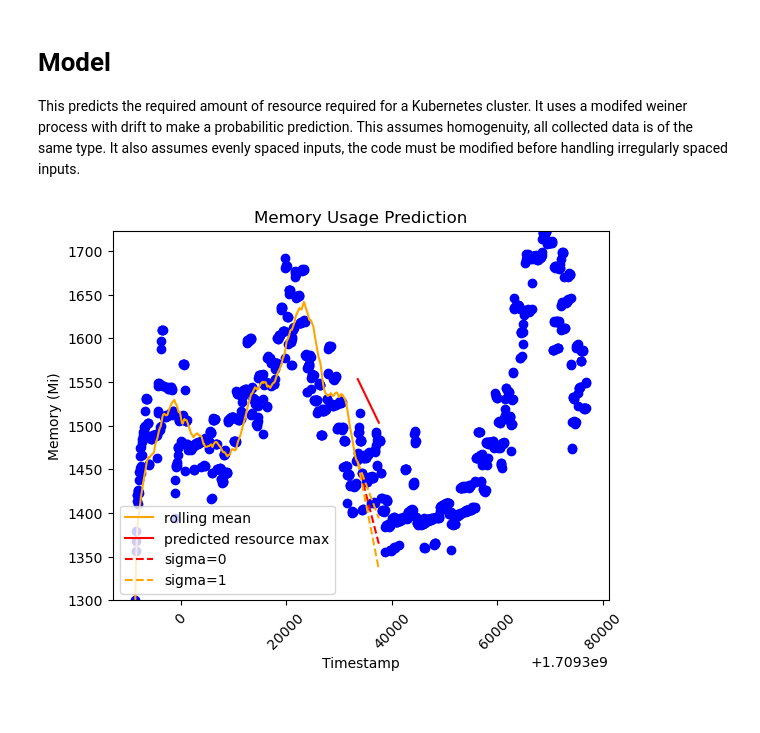
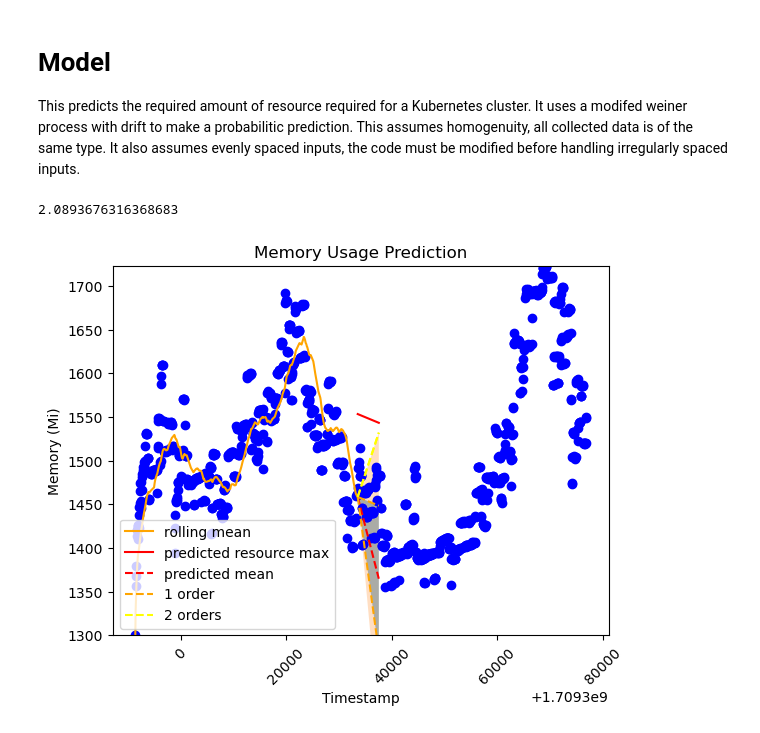
Before and after one commit to BU-Spark/ds-redhat-predictive-kubernetes, a Jupyter notebook: sp24-team-a/Predictive_Model.ipynb, the cells around one changed output. Drawn from its saved outputs; the diff is of its cells as text; code cells hidden in the pictures.

```diff
--- a/sp24-team-a/Predictive_Model.ipynb
+++ b/sp24-team-a/Predictive_Model.ipynb
@@ -95,7 +95,7 @@ class Resource_Predictor():
         self.noise = np.sqrt(np.sum(residual ** 2) / (n-1))
 
         rolling_diff = np.diff(rolling_mean)
-        self.sigma = np.sum(rolling_diff ** 2) / (n-1)
+        self.sigma = np.sqrt(np.sum(rolling_diff ** 2) / (n-1))
 
         self.drift = (rolling_mean[-1] - rolling_mean[-self.window_size]) / self.window_size
 
@@ -109,7 +109,7 @@ class Resource_Predictor():
         if not self.fitted: return 0
 
         mean = self.predict_mean_resources(x)
-        delta = self._variance(x, 1.96, 0.15)
+        delta = self._variance(x, 1.96, .6)
 
         return mean + delta
 
@@ -123,7 +123,7 @@ class Resource_Predictor():
         if not self.fitted: return 0
 
         mean = self.predict_mean_resources(x)
-        delta = self._variance(x, .5, 0.15)
+        delta = self._variance(x, 1.96, 0.6)
 
         return (mean - delta, mean + delta)
 
@@ -139,38 +139,42 @@ class Resource_Predictor():
 # %%
 model = Resource_Predictor()
 model.fit(X_train, Y_train)
+# %%
+print(model.sigma)
+# %% [output]
+2.0893676316368683
 # %%
 plt.plot(X, Y, 'o', c="b")
 
 plt.plot(X_train, moving_average(Y_train, 60), '-', label='rolling mean', c= 'orange')
 
 xnew = np.arange(max(X_train), max(X_train) + 5000, 1000)
 ynew = model.predict_many(xnew)
 last_x = max(X_train)
 last_y = moving_average(Y_train, 60)[-1]
 y_base = last_y + model.drift * (xnew - last_x)/model.step
-slope = 0.1 * model.sigma * (xnew - last_x)/model.step
+slope = 0.6 * model.sigma * (xnew - last_x)/model.step
 
 plt.plot(xnew, ynew, '-', c="red", label = "predicted resource max")
-plt.plot(xnew, y_base, '--', c="red", label = "sigma=0")
-plt.plot(xnew, y_base + slope, '--', c="orange", label = "sigma=1")
+plt.plot(xnew, y_base, '--', c="red", label = "predicted mean")
+plt.plot(xnew, y_base + slope, '--', c="orange", label = "1 order")
 plt.plot(xnew, y_base - slope, '--', c="orange")
-# plt.fill_between(xnew, y_base - slope, y_base + slope, alpha=0.5)
-# plt.plot(xnew, y_base + 2 * slope, '--', c="yellow", label = "sigma=2")
-# plt.plot(xnew, y_base + 2 * slope, '--', c="yellow")
-# plt.fill_between(xnew, y_base - 2 * slope, y_base + 2 * slope, alpha=0.25)
+plt.fill_between(xnew, y_base - slope, y_base + slope, alpha=0.5)
+plt.plot(xnew, y_base + 2 * slope, '--', c="yellow", label = "2 orders")
+plt.plot(xnew, y_base + 2 * slope, '--', c="yellow")
+plt.fill_between(xnew, y_base - 2 * slope, y_base + 2 * slope, alpha=0.25)
 
 
 ymin = min(node_stats['Memory'])
 ymax = max(node_stats['Memory'])
 plt.ylim(ymin, ymax)
 plt.xticks(rotation=45)
 
 plt.title("Memory Usage Prediction")
 plt.xlabel('Timestamp')
 plt.ylabel('Memory (Mi)')
 
 plt.legend()
 plt.show()
 # %% [output]
-[figure, old version]
+[figure, new version]
```
